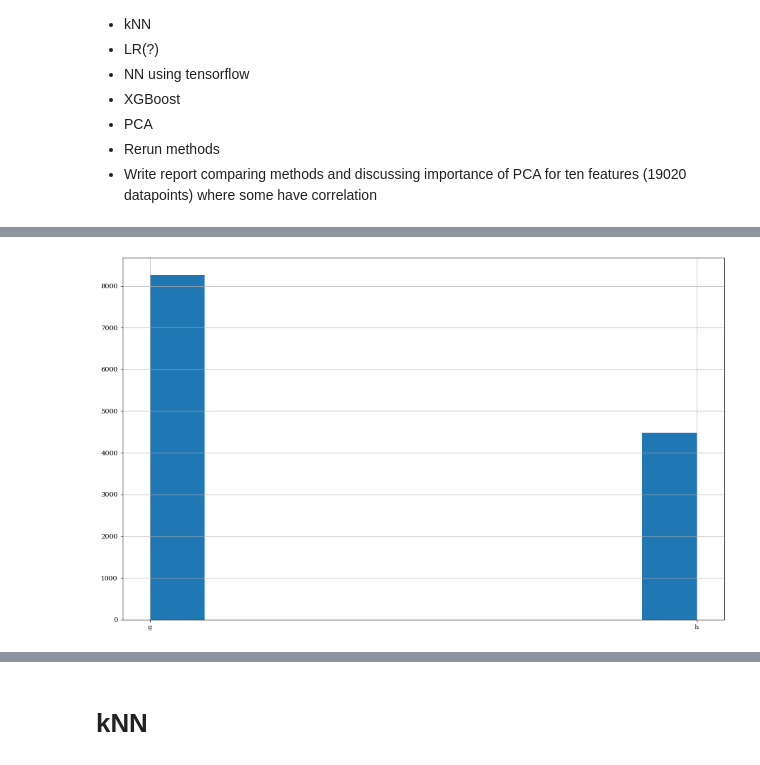
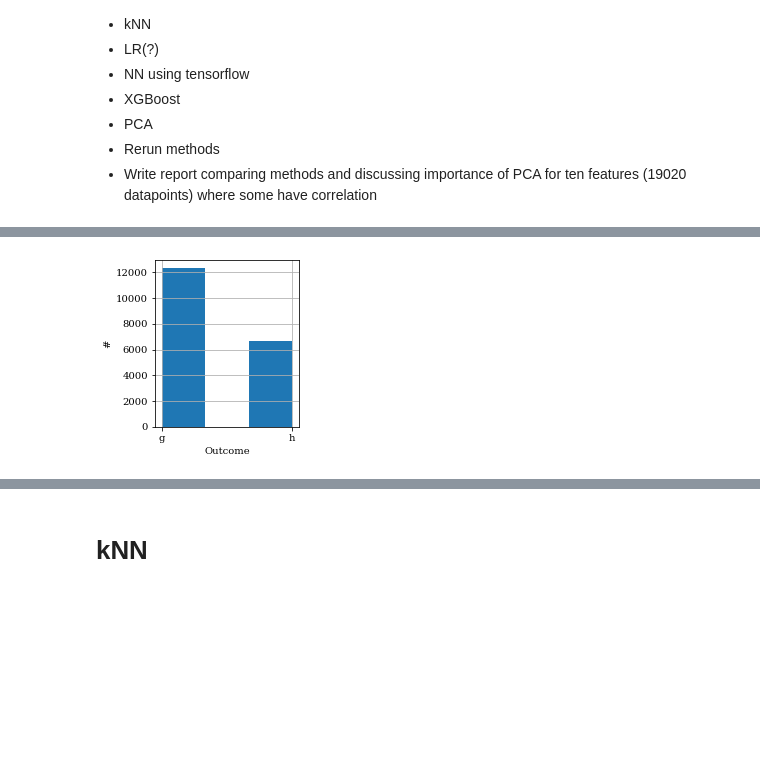
Before and after one commit to liseanh/FYS-STK4155-project3, a Jupyter notebook: src/Exploring data.ipynb, the cells around one changed output, grey strips where cells are left out. Drawn from its saved outputs; the diff is of its cells as text; code cells hidden in the pictures; blank space fills up the shorter version.

Commit message:
Saved histogram figure

```diff
--- a/src/Exploring data.ipynb
+++ b/src/Exploring data.ipynb
@@ -60,37 +60,40 @@ y = df["class"]
 X_train, X_test, y_train, y_test = sklms.train_test_split(
     X, y, stratify=y, test_size=0.33
 )
 
 # Scaling feature matrix (All features are scalar).
 scaler = sklpre.StandardScaler()
 
 X_train = pd.DataFrame(
     scaler.fit_transform(X_train.to_numpy()), columns=X_train.columns
 )
 X_test = pd.DataFrame(scaler.transform(X_test.to_numpy()), columns=X_test.columns)
 
 # One-hot encoding outcomes, keeping them as dataframes
 encoder = sklpre.OneHotEncoder(categories="auto", sparse=False)
 # Plotting histogram of outcomes
-fig, ax = plt.subplots(figsize=(10 * 1.618, 10))
-y_train.hist(ax=ax, density=False)
+fig, ax = plt.subplots(figsize=(3.01682, 3.01682))
+y.hist(ax=ax, density=False, bins=3)
 
 y_train = pd.DataFrame(
     encoder.fit_transform(y_train.to_numpy().reshape(-1, 1)),
     columns=encoder.categories_,
 )
 y_test = pd.DataFrame(
     encoder.fit_transform(y_test.to_numpy().reshape(-1, 1)),
     columns=encoder.categories_,
 )
-
+ax.set_xlabel("Outcome")
+ax.set_ylabel("#")
+fig.tight_layout()
+fig.savefig("../doc/figures/histogram.pdf", dpi=1000)
 plt.show()
 # Deleting non-used objects to avoid bugs later and save memory
 del X
 del y
 del df
 # %% [output]
-[figure, old version]
+[figure, new version]
 [interactive output not drawn]
 # %%
 # Plotting correlation matrix
```
Also changed, not shown: parts of 1 cell of this notebook, 1 other file.
